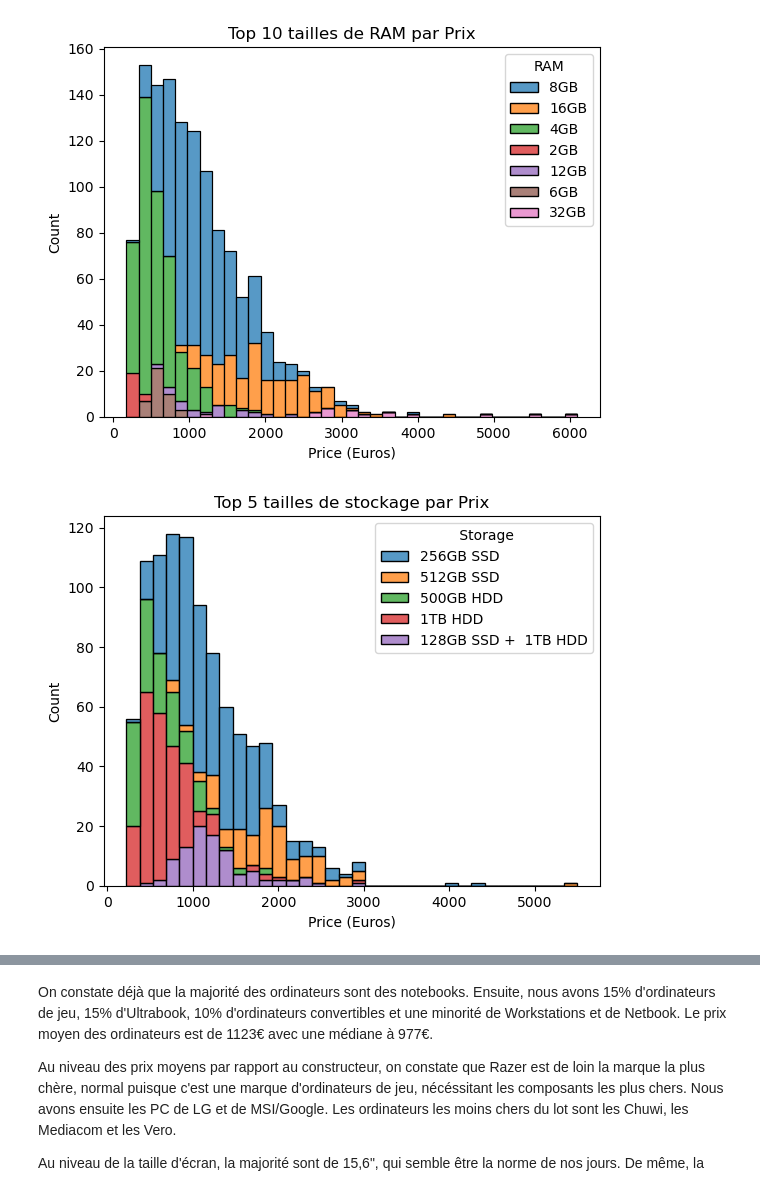
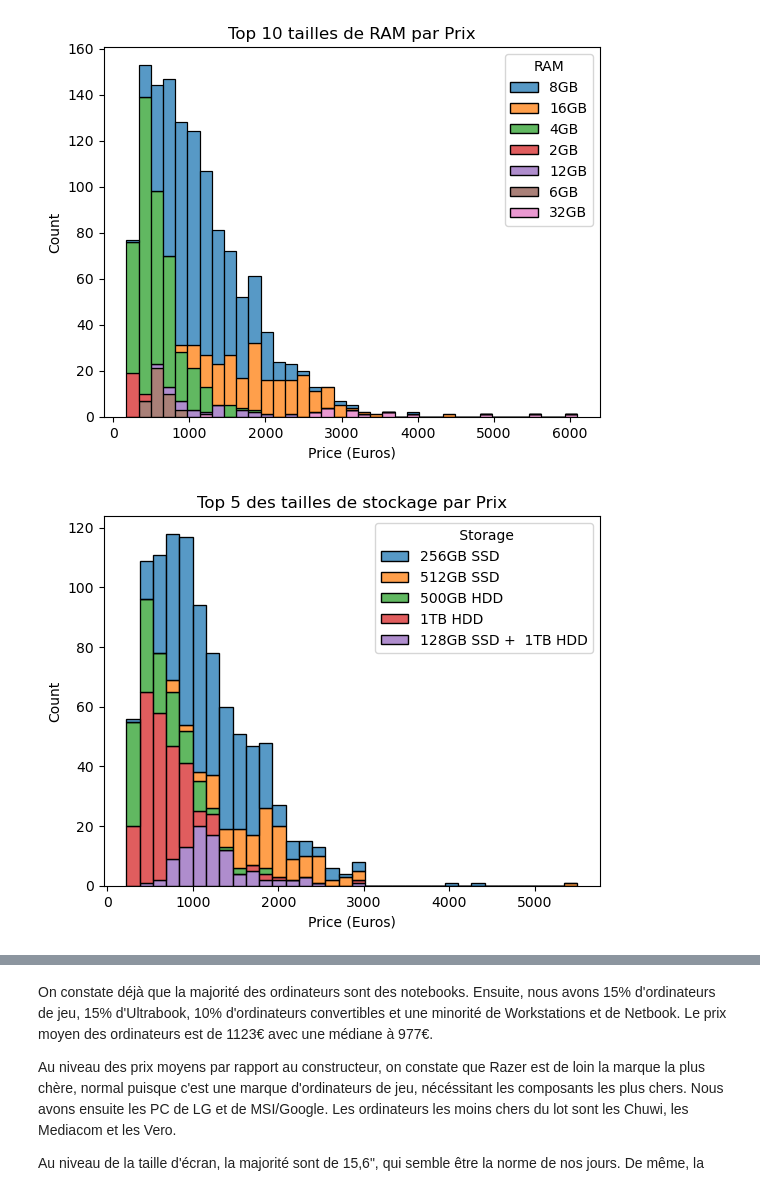
Before and after one commit to SnowZucc/Laptops-Data-Regression, a Jupyter notebook: data_analysis.ipynb, the cells around one changed output, grey strips where cells are left out. Saved outputs shown, nothing was run; the diff lists cells and outputs as text; code cells hidden in the pictures.

```diff
--- a/data_analysis.ipynb
+++ b/data_analysis.ipynb
@@ -123,16 +343,14 @@ plt.show()
 # %% [output]
 [figure]
 # %%
-# get the frequency of each storage size
+# Pareil pour le stockage
 storage_counts = laptop_data[' Storage'].value_counts()
 
-# filter the dataframe to only include the top 5 storage sizes by frequency
 top_5_storage = storage_counts.head(5).index.tolist()
 laptop_data_filtered_storage = laptop_data[laptop_data[' Storage'].isin(top_5_storage)]
 
-# create a histogram of storage vs Price
 sns.histplot(data=laptop_data_filtered_storage, x='Price (Euros)', hue=' Storage', multiple='stack')
-plt.title('Top 5 tailles de stockage par Prix')
+plt.title('Top 5 des tailles de stockage par Prix')
 plt.show()
 # %% [output]
-[figure, old version]
+[figure, new version]
```
Also changed, not shown: parts of 69 cells of this notebook.
